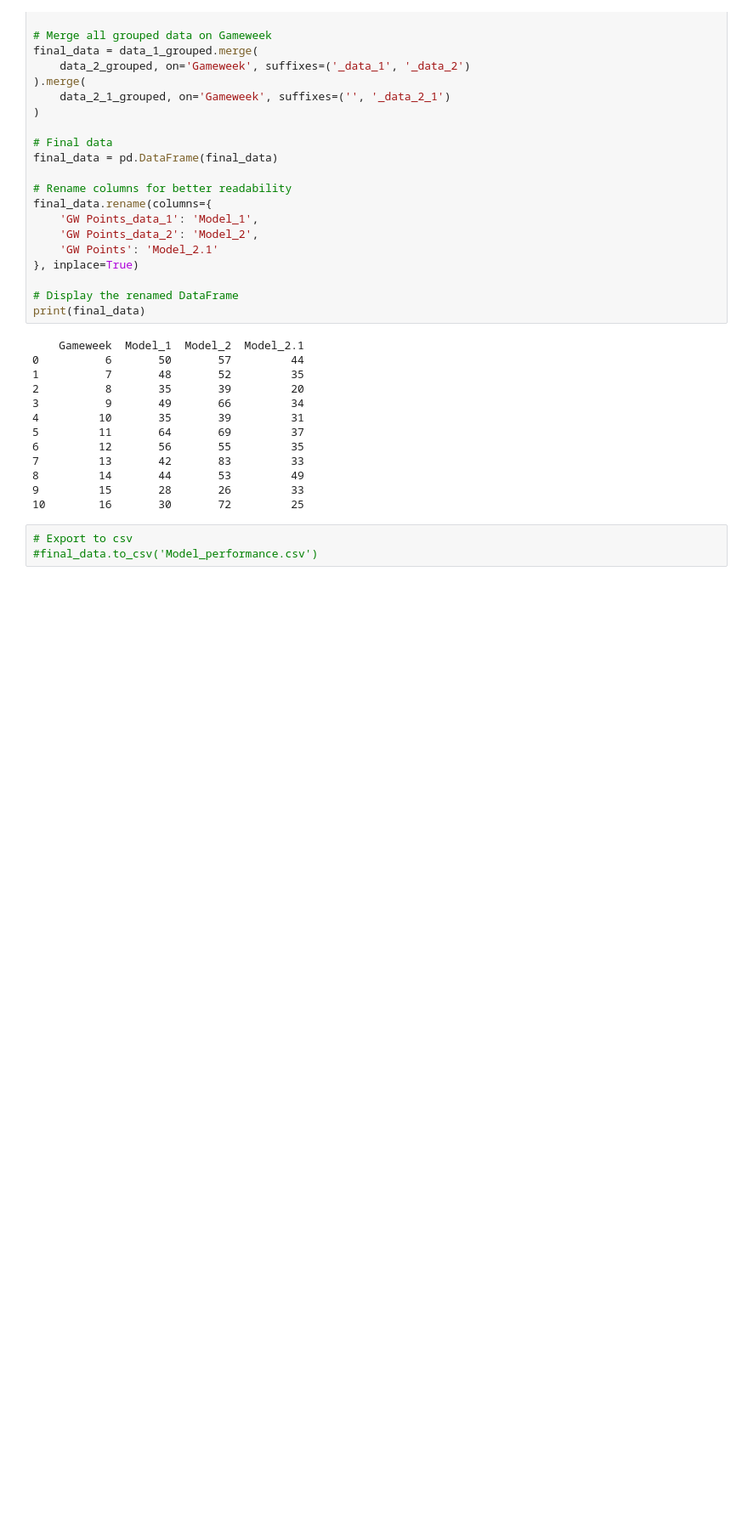
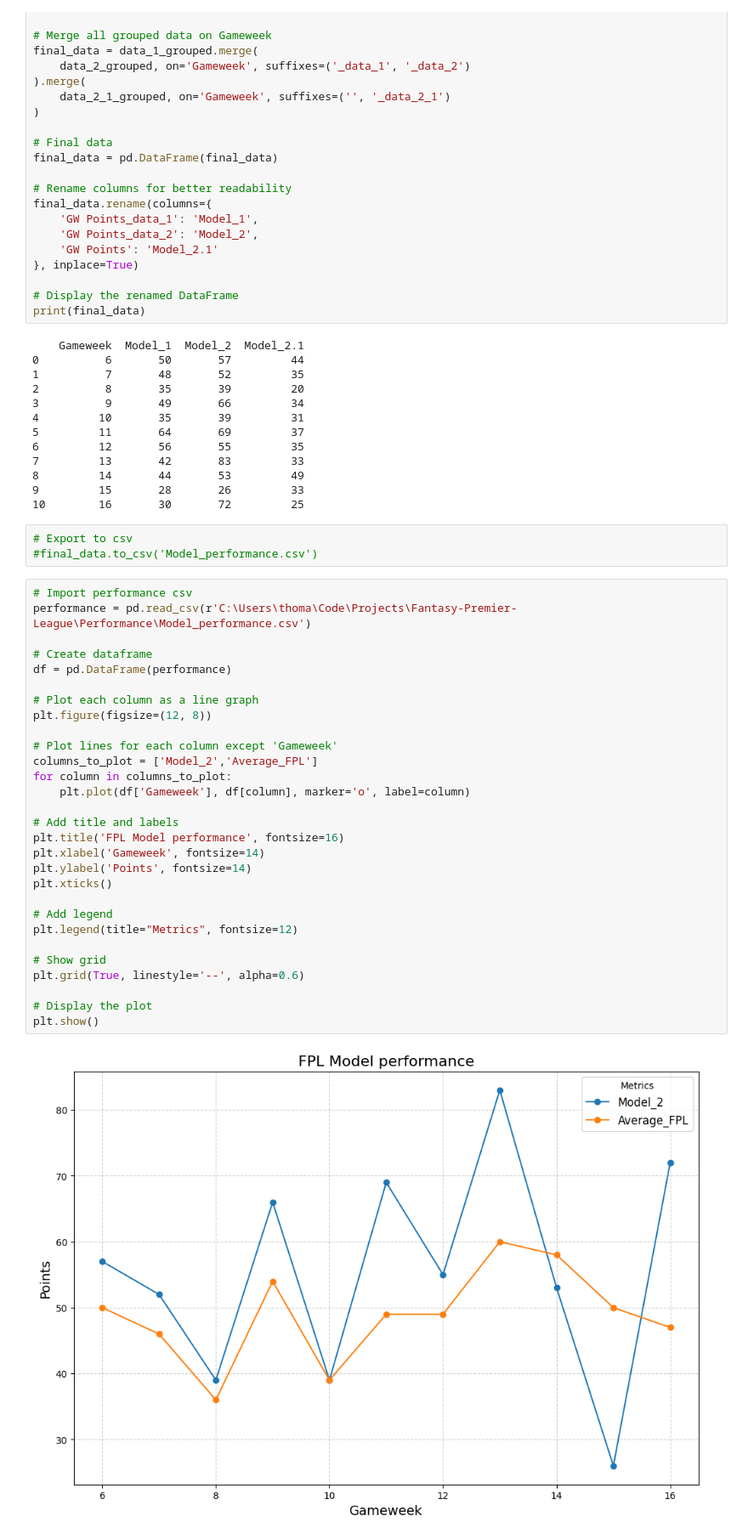
Before and after one commit to hot-squid/Fantasy-Premier-League, a Jupyter notebook: Performance/Performance.ipynb, the cells around one changed output. Shown: that part at 85% size. Drawn from its saved outputs; the diff is of its cells as text; blank space fills up the shorter version.

Commit message:
Performance_data

```diff
--- a/Performance/Performance.ipynb
+++ b/Performance/Performance.ipynb
@@ -114,3 +115,34 @@ print(final_data)
 # %%
 # Export to csv
 #final_data.to_csv('Model_performance.csv')
+# %%
+# Import performance csv
+performance = pd.read_csv(r'C:\Users\thoma\Code\Projects\Fantasy-Premier-League\Performance\Model_performance.csv')
+
+# Create dataframe
+df = pd.DataFrame(performance)
+
+# Plot each column as a line graph
+plt.figure(figsize=(12, 8))
+
+# Plot lines for each column except 'Gameweek'
+columns_to_plot = ['Model_2','Average_FPL']
+for column in columns_to_plot:
+    plt.plot(df['Gameweek'], df[column], marker='o', label=column)
+
+# Add title and labels
+plt.title('FPL Model performance', fontsize=16)
+plt.xlabel('Gameweek', fontsize=14)
+plt.ylabel('Points', fontsize=14)
+plt.xticks()
+
+# Add legend
+plt.legend(title="Metrics", fontsize=12)
+
+# Show grid
+plt.grid(True, linestyle='--', alpha=0.6)
+
+# Display the plot
+plt.show()
+# %% [output]
+[figure, added]
```
Also changed, not shown: parts of 1 cell of this notebook, 1 other file.
